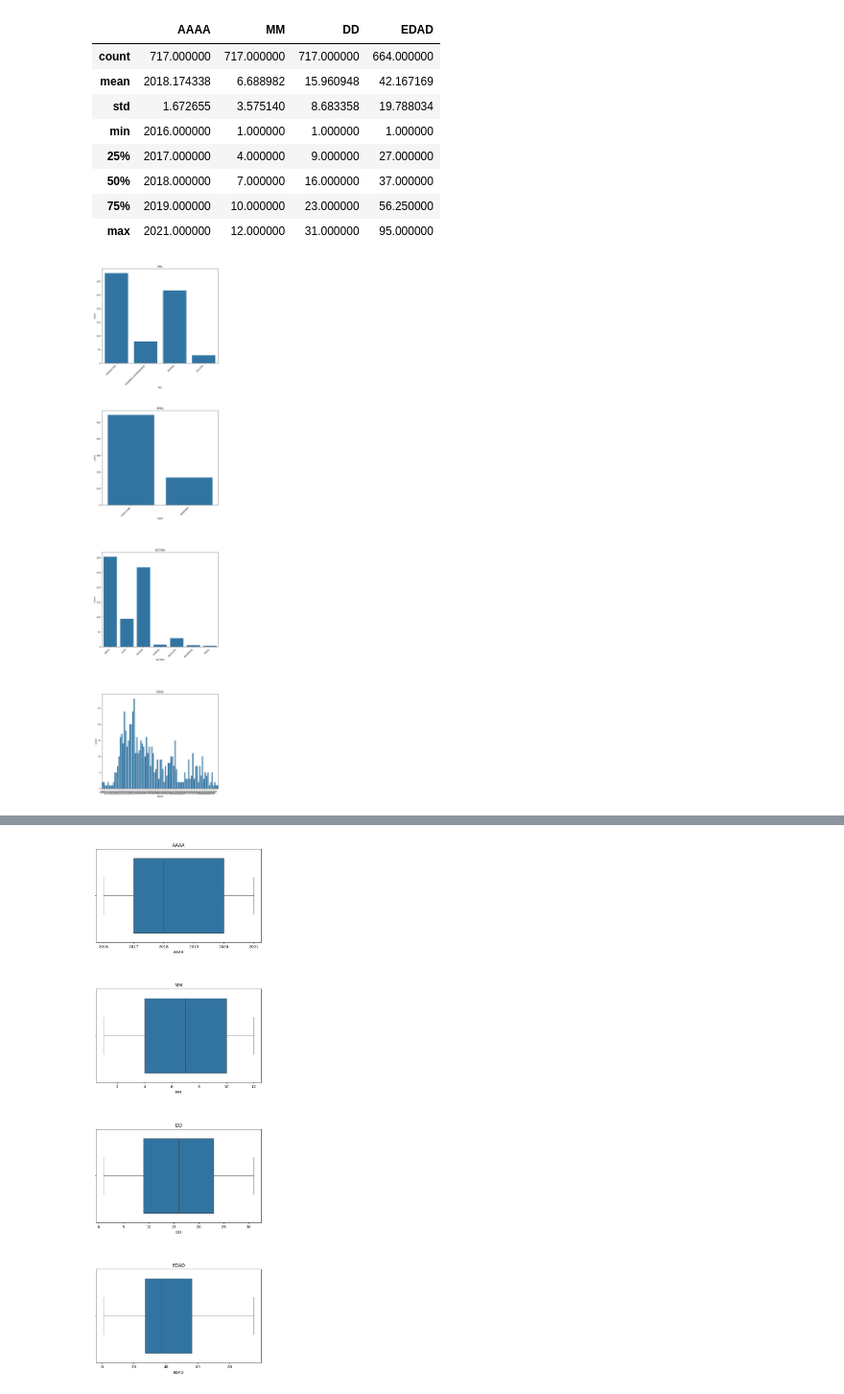
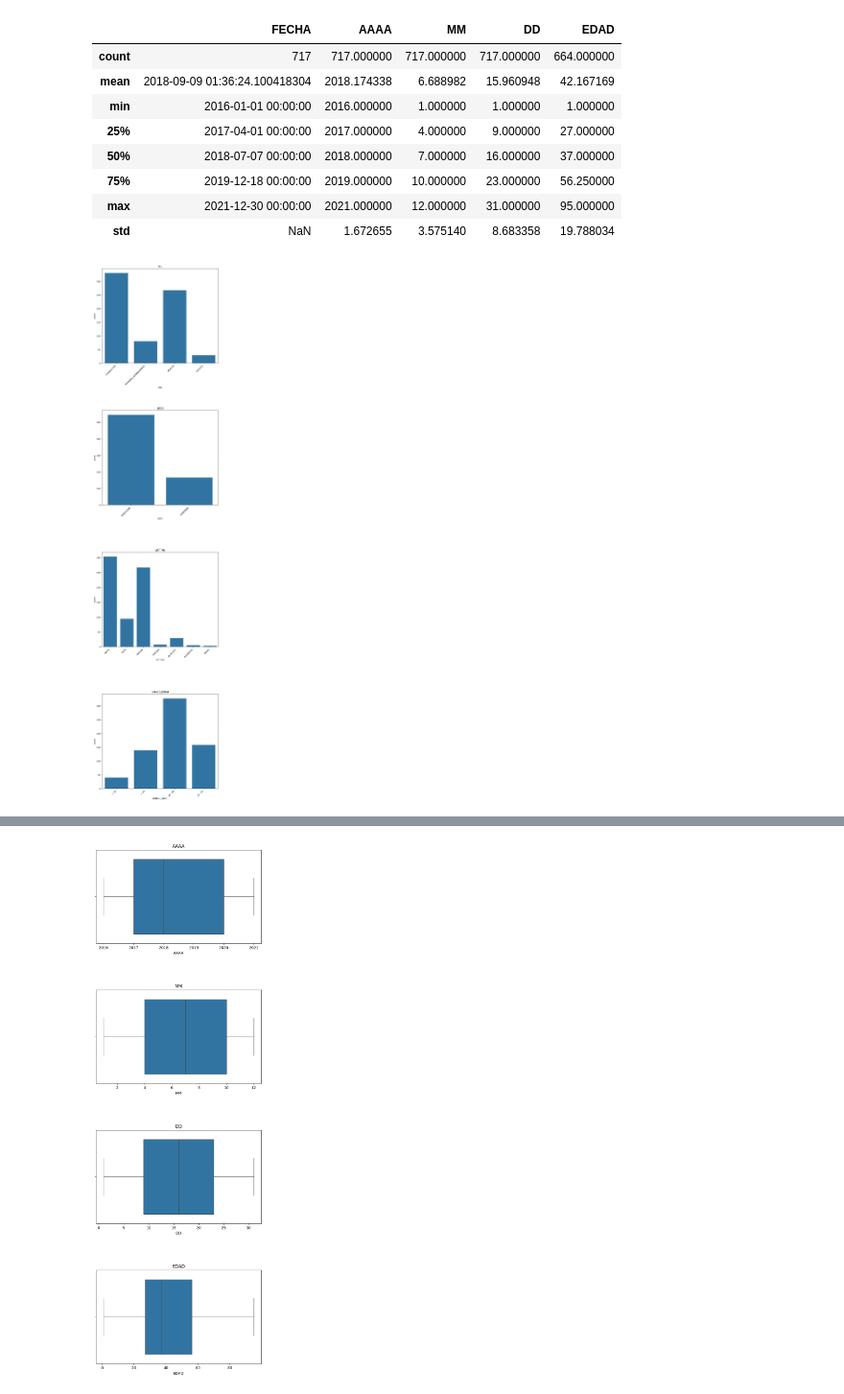
Before and after one commit to kramersantiago/DATAANALYTICS_KRAMER, a Jupyter notebook: EDA/EDA.ipynb, the cells around one changed output, grey strips where cells are left out. Shown at 96% size. Drawn from its saved outputs; the diff is of its cells as text; code cells hidden in the pictures.

```diff
--- a/EDA/EDA.ipynb
+++ b/EDA/EDA.ipynb
@@ -10,6 +16,6 @@ warnings.filterwarnings("ignore")
 # %%
-df_hechos = pd.read_csv('../Data/df_hechos.csv')
-df_victimas = pd.read_csv('../Data/df_victimas.csv')
+df_hechos = pd.read_excel('../Data/df_hechos.xlsx')
+df_victimas = pd.read_excel('../Data/df_victimas.xlsx')
 
 print(df_hechos.shape)
 df_hechos.head()
@@ -101,24 +148,24 @@ memory usage: 67.3+ KB
 # %%
 df_victimas.describe()
 # %% [output]
-|  | AAAA | MM | DD | EDAD |
-| count | 717.000000 | 717.000000 | 717.000000 | 664.000000 |
-| mean | 2018.174338 | 6.688982 | 15.960948 | 42.167169 |
-| std | 1.672655 | 3.575140 | 8.683358 | 19.788034 |
-| min | 2016.000000 | 1.000000 | 1.000000 | 1.000000 |
-| 25% | 2017.000000 | 4.000000 | 9.000000 | 27.000000 |
-| 50% | 2018.000000 | 7.000000 | 16.000000 | 37.000000 |
-| 75% | 2019.000000 | 10.000000 | 23.000000 | 56.250000 |
-| max | 2021.000000 | 12.000000 | 31.000000 | 95.000000 |
+|  | FECHA | AAAA | MM | DD | EDAD |
+| count | 717 | 717.000000 | 717.000000 | 717.000000 | 664.000000 |
+| mean | 2018-09-09 01:36:24.100418304 | 2018.174338 | 6.688982 | 15.960948 | 42.167169 |
+| min | 2016-01-01 00:00:00 | 2016.000000 | 1.000000 | 1.000000 | 1.000000 |
+| 25% | 2017-04-01 00:00:00 | 2017.000000 | 4.000000 | 9.000000 | 27.000000 |
+| 50% | 2018-07-07 00:00:00 | 2018.000000 | 7.000000 | 16.000000 | 37.000000 |
+| 75% | 2019-12-18 00:00:00 | 2019.000000 | 10.000000 | 23.000000 | 56.250000 |
+| max | 2021-12-30 00:00:00 | 2021.000000 | 12.000000 | 31.000000 | 95.000000 |
+| std | NaN | 1.672655 | 3.575140 | 8.683358 | 19.788034 |
 # %%
-var_cat = ['ROL', 'SEXO', 'VICTIMA', 'EDAD']
+var_cat = ['ROL', 'SEXO', 'VICTIMA', 'RANGO_EDAD']
 
 fig, ax = plt.subplots(nrows=len(var_cat), ncols=1, figsize=(10,45))
 fig.subplots_adjust(hspace=0.5)
 
 for i, col in enumerate(var_cat):
     sns.countplot(x=col, data=df_victimas, ax=ax[i])
     ax[i].set_title(col)
     ax[i].set_xticklabels(ax[i].get_xticklabels(), rotation=45, ha='right')
 # %% [output]
-[figure, old version]
+[figure, new version]
```
Also changed, not shown: parts of 31 cells of this notebook, 4 other files.
